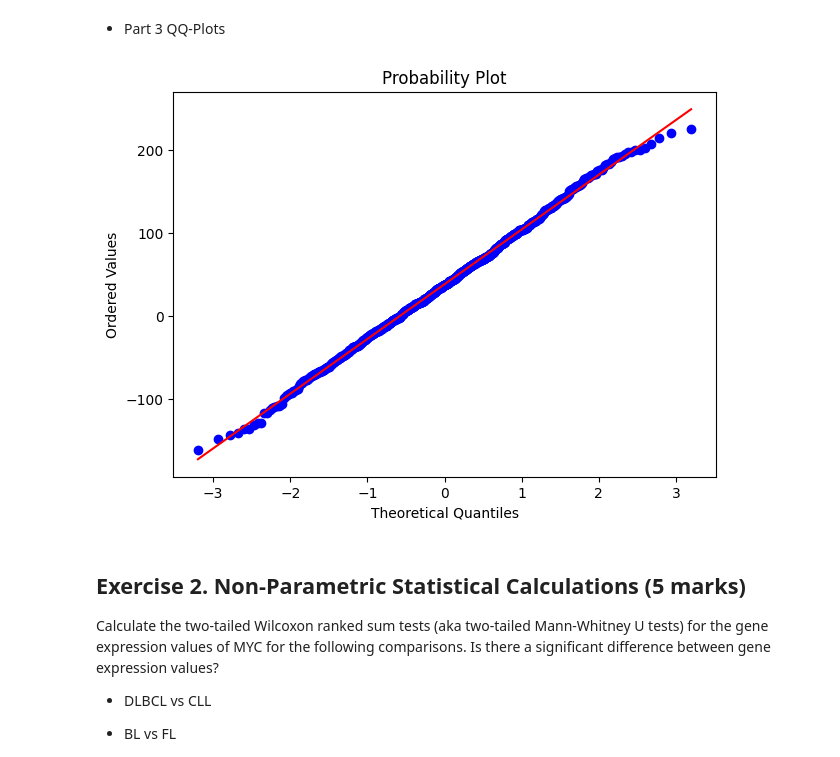
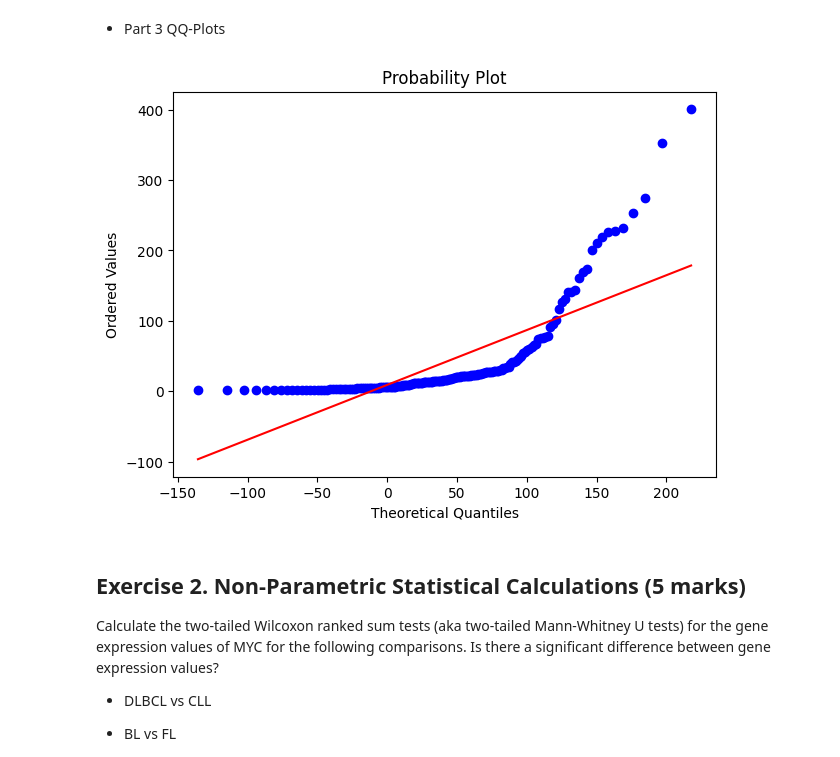
Before and after one commit to mikami520/MBP1201H-Biostats, a Jupyter notebook: Assignment 5/Yuliang_Xiao.1010073901.ipynb, the cells around one changed output. Cells and saved outputs as stored; diff of their text form; code cells hidden in the pictures.

```diff
--- a/Assignment 5/Yuliang_Xiao.1010073901.ipynb
+++ b/Assignment 5/Yuliang_Xiao.1010073901.ipynb
@@ -78,17 +78,17 @@ plt.show()
 # %%
 mean = np.mean(dataset.value)
 std = np.std(dataset.value, ddof=1)
-x = norm.rvs(loc=mean, scale=std, size=1000, random_state=0)
+x = dataset.value
 
 fig, ax = plt.subplots(figsize=(7,5))
-_, _ = probplot(x, dist='norm', plot=ax)
+_, _ = probplot(x, sparams=(mean, std), plot=ax)
 
 ax.set_title('Probability Plot')
 ax.set_xlabel('Theoretical Quantiles')
 ax.set_ylabel('Ordered Values')
 plt.show()
 # %% [output]
-[figure, old version]
+[figure, new version]
 # %% [markdown]
 ## Exercise 2. Non-Parametric Statistical Calculations (5 marks)
 Calculate the two-tailed Wilcoxon ranked sum tests (aka two-tailed Mann-Whitney U tests) for the gene expression values of MYC for the following comparisons. Is there a significant difference between gene expression values?
```
Also changed, not shown: parts of 6 cells of this notebook.
